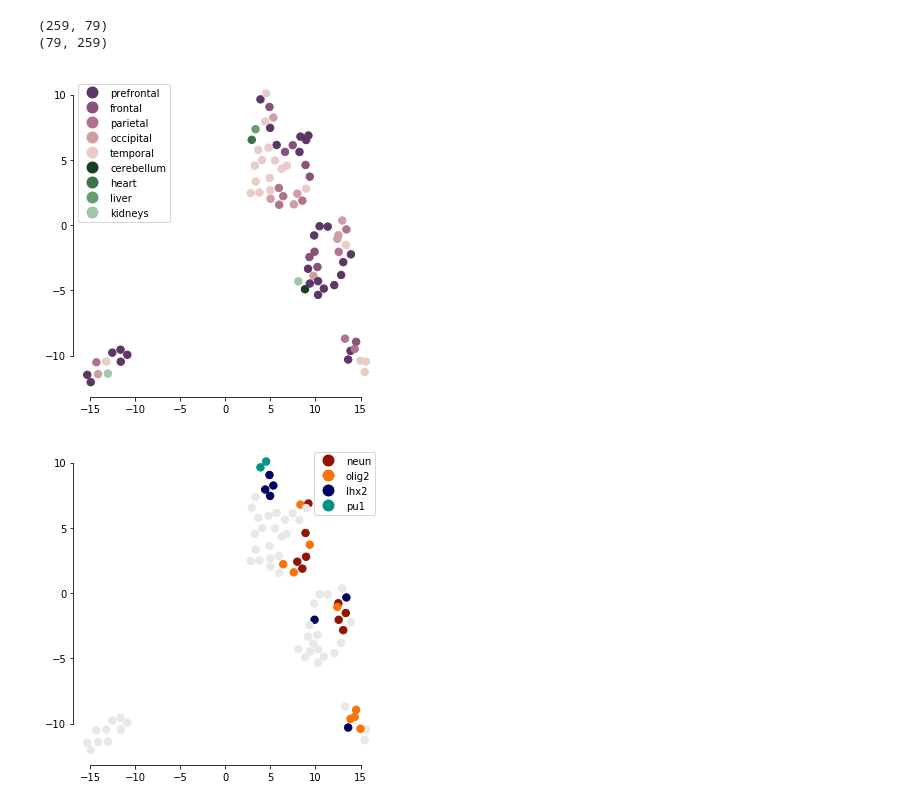
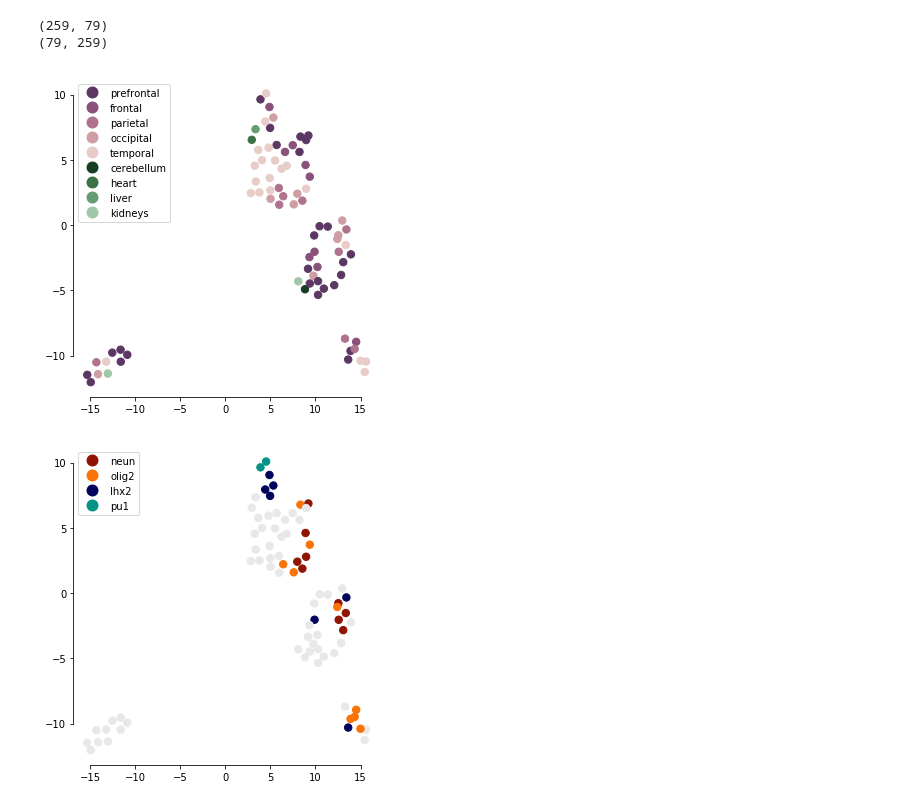
Before and after one commit to shishenyxx/Adult_brain_somatic_mosaicism, a Jupyter notebook: umap/4dbsm_umap.ipynb, the cells around one changed output. Cells and saved outputs as stored; diff of their text form; code cells hidden in the pictures.

```diff
--- a/umap/4dbsm_umap.ipynb
+++ b/umap/4dbsm_umap.ipynb
@@ -76,15 +76,14 @@ class Palette(object):
             'VII':'0.8',
             'ZONK':self.other,
         }
+        # variant groups, overly complicated
+        self.all_variants = {True:'#808080',False:self.other}
+        self.brain_and_organs = {True:'#CCCCCC',False:self.other}
+        self.brain_only={True:'#0B0E50',False:self.other}
+        self.cortex_only ={True:'#1F4EC3',False:self.other}
+        self.brain_lateralized={True:'#86BAEC',False:self.other}
+        self.brain_single_sample={True:'#D6F8F8',False:self.other}
 
-        self.variant_group = { # variant group
-            'All_Variants':'#808080',
-            'Brain_and_Organs':'#CCCCCC',
-            'Brain_Only':'#0B0E50',
-            'Cortex_Only':'#1F4EC3',
-            'Brain_Lateralized':'#86BAEC',
-            'Brain_Single_Sample': '#D6F8F8'
-        }
 
 def sample_colors(pal,attr,mat,phen='4dbsm_pheno.tsv'):
     ph = pd.read_csv(phen,sep="\t")
@@ -96,22 +95,18 @@ def sample_colors(pal,attr,mat,phen='4dbsm_pheno.tsv'):
     return [colr[x] for x in mat.index]
 
 def construct_variant_groups(df):
-    groups=[]
-    for i ,e in df.iterrows():
-        group = 'All_Variants'
-        if e['SET_IN_BRAIN'] and ~e['SET_BRAIN_ONLY']: group='Brain_and_Organs'
-        if e['SET_BRAIN_ONLY']: group='Brain_Only'
-        if e['SET_CORTEX_ONLY']: group='Cortex_Only'
-        if (e['SET_LEFT_ONLY'] or e['SET_RIGHT_ONLY']) and e['SET_CORTEX_ONLY']: group='Brain_Lateralized'
-        if e['SET_ONE_TISSUE'] and e['SET_BRAIN_ONLY']: group='Brain_Single_Sample'
-        groups.append(group)
-    df['VARIANT_GROUP']=groups
+    df['ALL_VARIANTS']=True
+    df['BRAIN_AND_ORGANS']=df.eval('SET_IN_BRAIN & ~SET_BRAIN_ONLY')
+    df['BRAIN_ONLY']=df.eval('SET_BRAIN_ONLY')
+    df['CORTEX_ONLY']=df.eval('SET_CORTEX_ONLY')
+    df['BRAIN_LATERALIZED']=df.eval('((SET_LEFT_ONLY) | (SET_RIGHT_ONLY)) & (SET_CORTEX_ONLY)')
+    df['BRAIN_SINGLE_SAMPLE']=df.eval('(SET_ONE_TISSUE) & (SET_BRAIN_ONLY)')
     return df
 
 def variant_colors(pal,attr,mat,phen='20200618_4dbsm_mos_259.csv'):
     ph = pd.read_csv(phen)
     # for variant group colors
-    if attr=='variant_group': ph = construct_variant_groups(ph)
+    ph = construct_variant_groups(ph)
 
     d= dict(zip(ph['CHR_POS_REF_ALT'],ph[attr.upper()]))
     return [getattr(pal,attr)[d[x]] for x in mat.index]
@@ -120,9 +115,13 @@ def return_legend(pal,attr,sz=13):
     from matplotlib.lines import Line2D
     legend=[]
     for p in getattr(pal,attr):
+        lab=None
+        if p==False: continue
+        if p==True: lab=attr
+        else: lab=p
         legend.append(
             Line2D([0], [0], marker='o', color='w',
-                   label=p.replace('_',' '),markerfacecolor=getattr(pal,attr)[p], markersize=sz)
+                   label=lab.replace('_',' '),markerfacecolor=getattr(pal,attr)[p], markersize=sz)
         )
     return legend
 # %%
@@ -143,35 +142,35 @@ ax.scatter(
     y=emb[:,1],
     color=colr,
     s=55,
 )
 ax.legend(handles=return_legend(pal,'organ'))
 
 sns.despine(ax=ax,trim=0.2)
 f.tight_layout()
 f.savefig("4dbsm_organ_lobe_umap.svg",dpi=150)
 #--------------------------------------------#
 
 ## color samples by fans marker
 colr=sample_colors(pal,'marker',mat)
 f, ax = plt.subplots(1,1,figsize=(5,5))
 
 ax.scatter(
     x=emb[:,0],
     y=emb[:,1],
     color=colr,
     s=55,
 )
-ax.legend(handles=return_legend(pal,'marker'))
+ax.legend(handles=return_legend(pal,'marker'),loc=2)
 
 sns.despine(ax=ax,trim=0.2)
 f.tight_layout()
 f.savefig("4dbsm_fans_marker_umap.svg",dpi=150)
 #--------------------------------------------#
 # %% [output]
 (259, 79)
 (79, 259)
 [figure]
-[figure, old version]
+[figure, new version]
 # %%
 # umap w/ respect to variants
 mat =return_mat()
```
Also changed, not shown: parts of 1 cell of this notebook.
